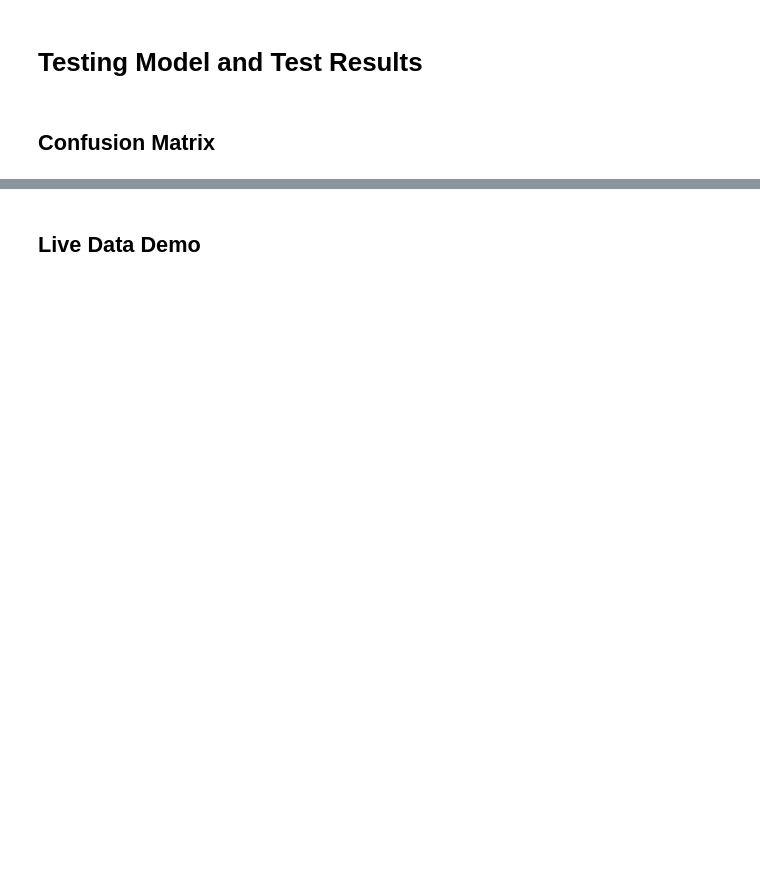
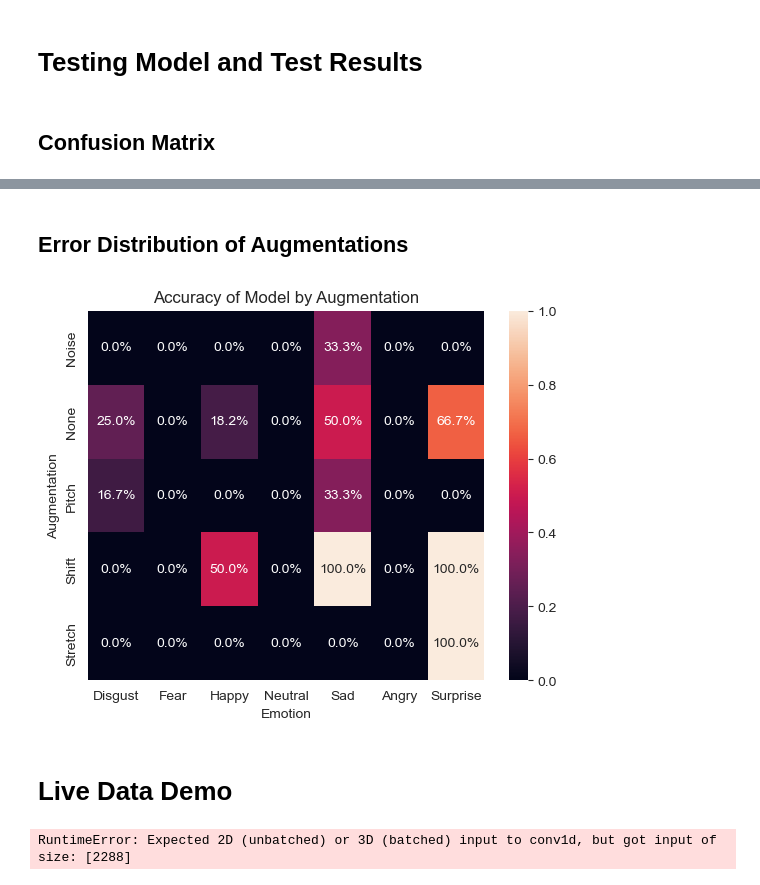
Before and after one commit to mjspk/ENEL645_Final_Project, a Jupyter notebook: speech-emotion-recognition-with-cnn-garnet.ipynb, the cells around one changed output, grey strips where cells are left out. Cells and saved outputs as stored; diff of their text form; code cells hidden in the pictures; blank space fills up the shorter version.

```diff
--- a/speech-emotion-recognition-with-cnn-garnet.ipynb
+++ b/speech-emotion-recognition-with-cnn-garnet.ipynb
@@ -871,0 +1103,13 @@ print("Classification Report:\n", cr)
+# %%
+#Make a prediction based on the data rows pulled with known audio
+x = torch.permute(torch.Tensor(X_post), dims=(0, 2, 1))
+labels= torch.Tensor(Y_post)
+
+if device == "cuda":
+    x = x.cuda()
+    labels = labels.cuda()
+
+predictions = net(x)
+_, predictions = torch.max(predictions.data, 1)
+missclassifications = torch.nonzero(predictions != labels, as_tuple=False)[:, 0].tolist()
+missclassifications
@@ -871,0 +1136,5 @@ print("Classification Report:\n", cr)
+# %%
+i = missclassifications[2]
+print(f"Actual Label: {emotion_names[int(labels[i].item())]}, Model Prediction {emotion_names[int(predictions[i].item())]}")
+data,sr=librosa.load(samples.iloc[i].File_Path)
+IPython.display.Audio(data, rate=sr)
@@ -872,5 +1144,37 @@ print("Classification Report:\n", cr)
+# %% [markdown]
+## Error Distribution of Augmentations
+# %%
+# cm_labels = np.array([])
+# cm_pred = np.array([])
+cm_augmentation = features_test["Augementation"].to_numpy()
+
+df_features = pd.DataFrame()
+df_features["label"] = cm_labels
+df_features["prediction"] = cm_pred
+df_features["augmentation"] = cm_augmentation[:len(cm_labels)]
+df_features.head()
+
+cl = []
+
+for aug in np.unique(cm_augmentation):
+	subset = []
+	for emotion in np.unique(cm_labels):
+		correct = df_features[df_features["label"] == emotion][df_features["label"] == df_features["prediction"]][df_features["augmentation"] == aug][df_features["label"] == df_features["prediction"]].shape[0]
+		total = df_features[df_features["label"] == emotion][df_features["augmentation"] == aug].shape[0]
+		subset.append(correct/total if total != 0 else 0)
+	cl.append(subset)
+
+cl_df = pd.DataFrame(cl, np.unique(cm_augmentation), columns=[i for i in emotion_names])
+
+ax=sns.heatmap(cl_df,annot=True,fmt='.1%')
+ax.set_title(f'Accuracy of Model by Augmentation')
+ax.set_xlabel("Emotion")
+ax.set_ylabel("Augmentation")
+plt.show()
+# %% [output]
+[figure, added]
 # %% [markdown]
-## Live Data Demo
+# Live Data Demo
 # %%
 import sounddevice as sd
 import soundfile as sf
@@ -895,8 +1199,7 @@ audio=np.array(aud)
 
 model = torch.load(model_name)
 
-
-enmoji={'disgust':'😷','happy':'😃','sad':'😢','neutral':'😐','fear':'😨','angry':'😠','surprise':'😲'}
+enmoji={'Disgust':'😷','Happy':'😃','Sad':'😢','Neutral':'😐','Fear':'😨','Angry':'😠','Surprise':'😲'}
 
 with torch.no_grad():
     audio = torch.from_numpy(audio).float().to(device)
@@ -904,3 +1207,5 @@ with torch.no_grad():
     _, labels = torch.max(labels.data, 1)
     _, predicted = torch.max(outputs.data, 1)
     print(f'Predicted Emotion: {emotion_names[predicted]} {enmoji[emotion_names[predicted]]}')
+# %% [output]
+RuntimeError: Expected 2D (unbatched) or 3D (batched) input to conv1d, but got input of size: [2288]
```
Also changed, not shown: parts of 50 cells of this notebook, 2 other files.
